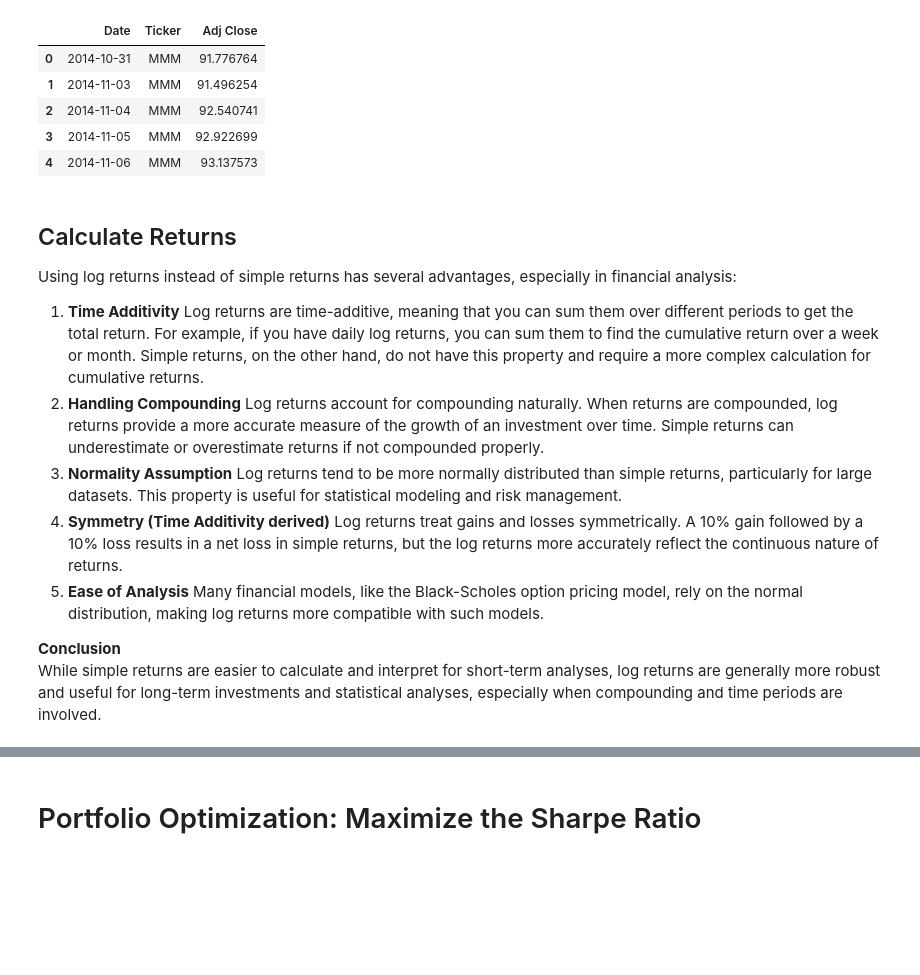
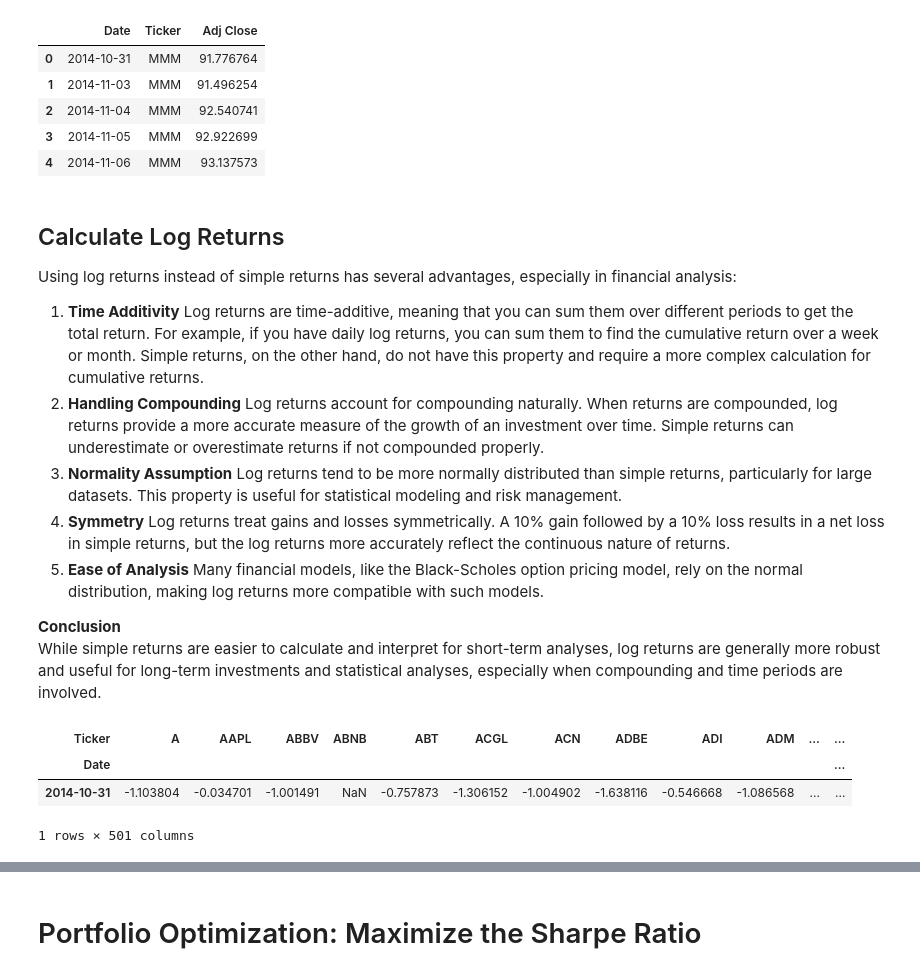
Before and after one commit to alexandreib/QuantDesign, a Jupyter notebook: QD | SP500 Portfolio Allocation.ipynb, the cells around one changed output, grey strips where cells are left out. Drawn from its saved outputs; the diff is of its cells as text; code cells hidden in the pictures; blank space fills up the shorter version.

```diff
--- a/QD | SP500 Portfolio Allocation.ipynb
+++ b/QD | SP500 Portfolio Allocation.ipynb
@@ -74,7 +72,7 @@ df.head()
 | 3 | 2014-11-05 | MMM | 92.922699 |
 | 4 | 2014-11-06 | MMM | 93.137573 |
 # %% [markdown]
-## Calculate Returns
+## Calculate Log Returns
 
 Using log returns instead of simple returns has several advantages, especially in financial analysis:
 
@@ -86,7 +84,7 @@ Log returns account for compounding naturally. When returns are compounded, log
 Simple returns can underestimate or overestimate returns if not compounded properly.
 3. **Normality Assumption**
 Log returns tend to be more normally distributed than simple returns, particularly for large datasets. This property is useful for statistical modeling and risk management.
-4. **Symmetry (Time Additivity derived)**
+4. **Symmetry**
 Log returns treat gains and losses symmetrically. A 10% gain followed by a 10% loss results in a net loss in simple returns, but the log returns more accurately reflect the continuous nature of returns.
 5. **Ease of Analysis**
 Many financial models, like the Black-Scholes option pricing model, rely on the normal distribution, making log returns more compatible with such models.
@@ -96,6 +94,16 @@ While simple returns are easier to calculate and interpret for short-term analys
 # %%
 # Calculate daily log returns
 df['Daily_Log_Return'] = np.log(df['Adj Close'] / df['Adj Close'].shift(1))
 
-# Calculate quarterly log returns
+# # Calculate quarterly log returns Using the first advantage of log Rturns : Tie Additivity
 df['Quarterly_Log_Return'] = df.groupby('Ticker')['Daily_Log_Return'].rolling(window=63, min_periods=1).sum().reset_index(0,drop=True)
+
+# Creation of the log return Matrix
+log_returns_matrix = pd.pivot_table(df[['Date','Ticker', 'Quarterly_Log_Return']], index ='Date', columns = 'Ticker', aggfunc='mean')
+log_returns_matrix = log_returns_matrix.droplevel(0, axis = 'columns')
+log_returns_matrix.head(1)
+# %% [output]
+| Ticker | A | AAPL | ABBV | ABNB | ABT | ACGL | ACN | ADBE | ADI | ADM | ... | ... |
+| Date |  |  |  |  |  |  |  |  |  |  |  | ... |
+| 2014-10-31 | -1.103804 | -0.034701 | -1.001491 | NaN | -0.757873 | -1.306152 | -1.004902 | -1.638116 | -0.546668 | -1.086568 | ... | ... |
+1 rows × 501 columns
```
Also changed, not shown: parts of 50 cells of this notebook.
